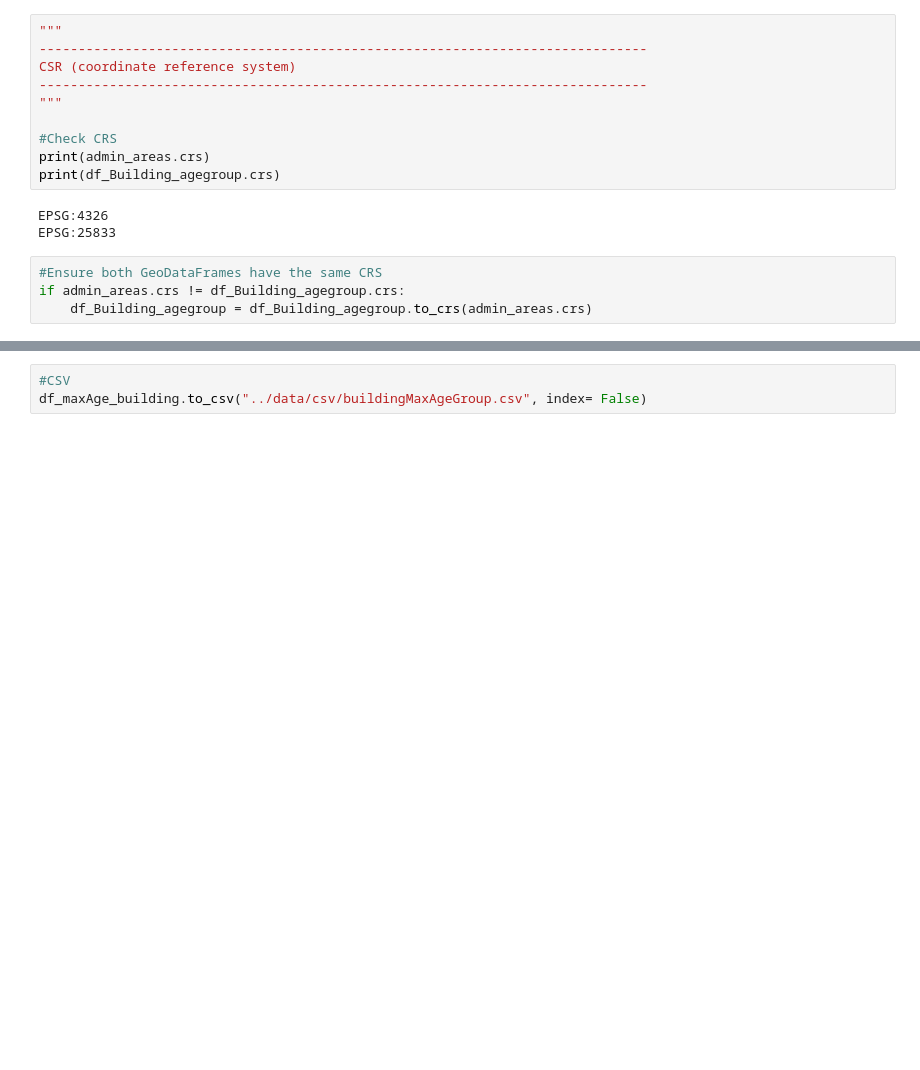
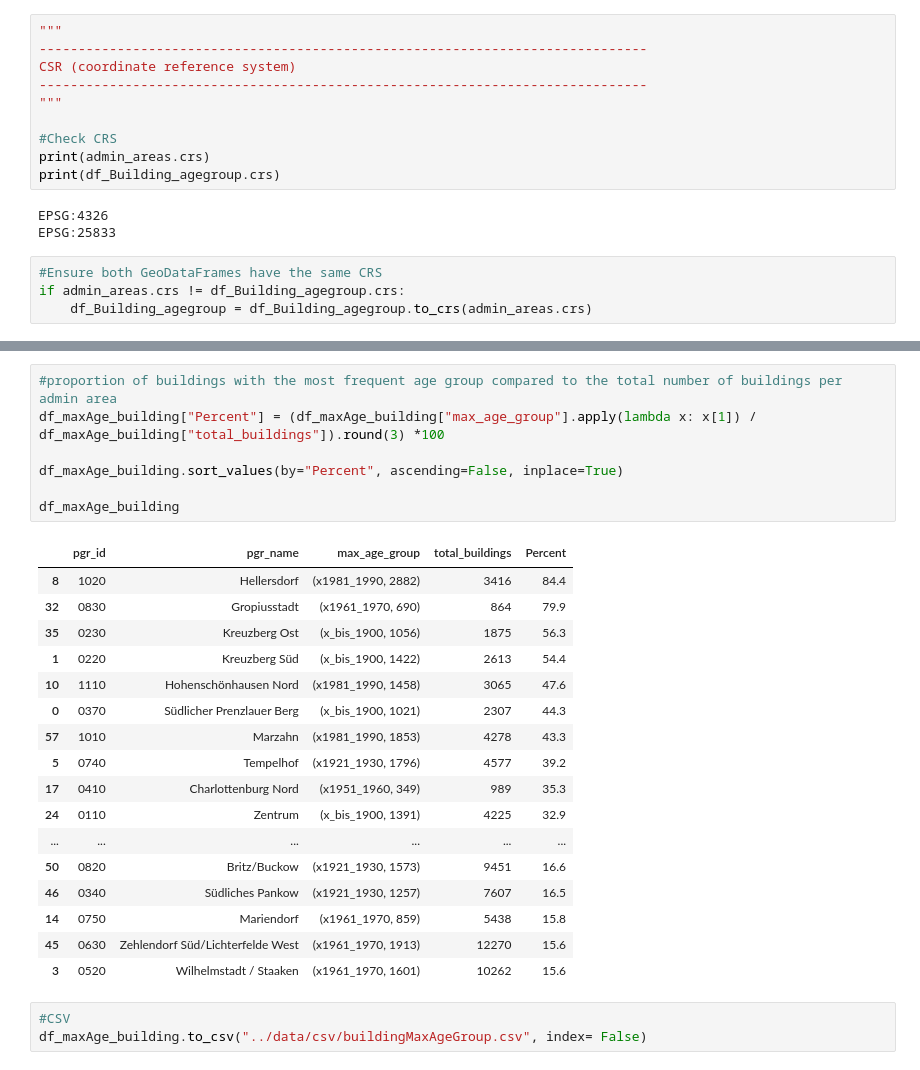
Before and after one commit to technologiestiftung/odis-cardgame, a Jupyter notebook: cardgame/scripts/getBuildingMaxAgegroup.ipynb, the cells around one changed output, grey strips where cells are left out. Drawn from its saved outputs; the diff is of its cells as text; blank space fills up the shorter version.

```diff
--- a/cardgame/scripts/getBuildingMaxAgegroup.ipynb
+++ b/cardgame/scripts/getBuildingMaxAgegroup.ipynb
@@ -247,3 +293,28 @@ See the caveats in the documentation: https://pandas.pydata.org/pandas-docs/stab
+# %%
+#proportion of buildings with the most frequent age group compared to the total number of buildings per admin area
+df_maxAge_building["Percent"] = (df_maxAge_building["max_age_group"].apply(lambda x: x[1]) / df_maxAge_building["total_buildings"]).round(3) *100
+
+df_maxAge_building.sort_values(by="Percent", ascending=False, inplace=True)
+
+df_maxAge_building
+# %% [output]
+|  | pgr_id | pgr_name | max_age_group | total_buildings | Percent |
+| 8 | 1020 | Hellersdorf | (x1981_1990, 2882) | 3416 | 84.4 |
+| 32 | 0830 | Gropiusstadt | (x1961_1970, 690) | 864 | 79.9 |
+| 35 | 0230 | Kreuzberg Ost | (x_bis_1900, 1056) | 1875 | 56.3 |
+| 1 | 0220 | Kreuzberg Süd | (x_bis_1900, 1422) | 2613 | 54.4 |
+| 10 | 1110 | Hohenschönhausen Nord | (x1981_1990, 1458) | 3065 | 47.6 |
+| 0 | 0370 | Südlicher Prenzlauer Berg | (x_bis_1900, 1021) | 2307 | 44.3 |
+| 57 | 1010 | Marzahn | (x1981_1990, 1853) | 4278 | 43.3 |
+| 5 | 0740 | Tempelhof | (x1921_1930, 1796) | 4577 | 39.2 |
+| 17 | 0410 | Charlottenburg Nord | (x1951_1960, 349) | 989 | 35.3 |
+| 24 | 0110 | Zentrum | (x_bis_1900, 1391) | 4225 | 32.9 |
+| ... | ... | ... | ... | ... | ... |
+| 50 | 0820 | Britz/Buckow | (x1921_1930, 1573) | 9451 | 16.6 |
+| 46 | 0340 | Südliches Pankow | (x1921_1930, 1257) | 7607 | 16.5 |
+| 14 | 0750 | Mariendorf | (x1961_1970, 859) | 5438 | 15.8 |
+| 45 | 0630 | Zehlendorf Süd/Lichterfelde West | (x1961_1970, 1913) | 12270 | 15.6 |
+| 3 | 0520 | Wilhelmstadt / Staaken | (x1961_1970, 1601) | 10262 | 15.6 |
 # %%
 #CSV
 df_maxAge_building.to_csv("../data/csv/buildingMaxAgeGroup.csv", index= False)
```
Also changed, not shown: parts of 5 cells of this notebook, 24 other files.
